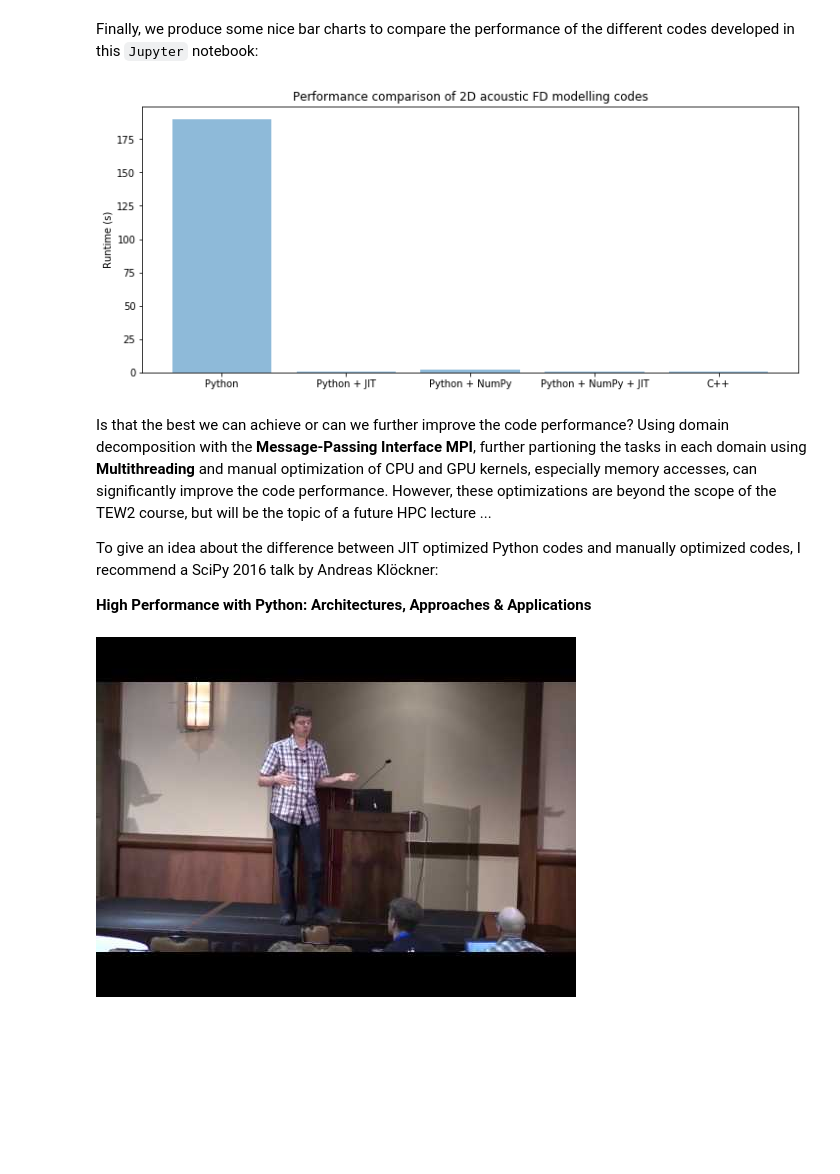
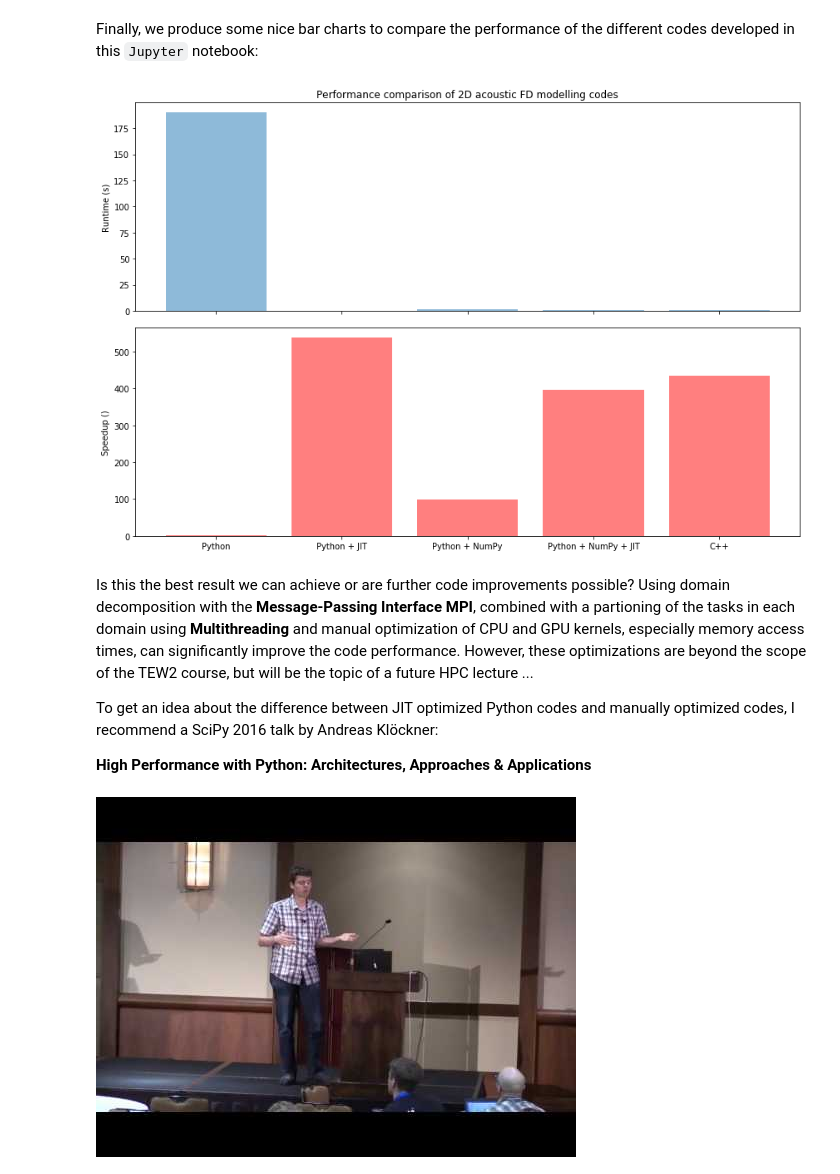
Before and after one commit to daniel-koehn/Theory-of-seismic-waves-II, a Jupyter notebook: 05_2D_acoustic_FD_modelling/2_Optimizing_fdac2d_code.ipynb, the cells around one changed output. Drawn from its saved outputs; the diff is of its cells as text; code cells hidden in the pictures; blank space fills up the shorter version.

Commit message:
Added Speedup of 2D acoustic FD codes

```diff
--- a/05_2D_acoustic_FD_modelling/2_Optimizing_fdac2d_code.ipynb
+++ b/05_2D_acoustic_FD_modelling/2_Optimizing_fdac2d_code.ipynb
@@ -245,5 +245,5 @@ Wow, suddenly you don't have to wait 3 minutes, but only 697 ms. Run the cell ab
 # %%
-t_JIT_python = 0.357  # runtime of JIT compiled Python code (s)
+t_JIT_python = 0.353  # runtime of JIT compiled Python code (s)
 # %% [markdown]
 Another approach to get rid of the nested FOR-loops is to use Numpy array operations:
 # %%
@@ -306,3 +306,3 @@ Wall time: 1.94 s
 # %%
-t_numpy_python = 1.94  # runtime of JIT compiled Python code (s)
+t_numpy_python = 1.93  # runtime of JIT compiled Python code (s)
 # %% [markdown]
@@ -361,5 +361,5 @@ Wall time: 475 ms
 # %%
-t_numpy_python_JIT = 0.475  # runtime of JIT compiled Python code (s)
+t_numpy_python_JIT = 0.479  # runtime of JIT compiled Python code (s)
 # %% [markdown]
 So JIT could also improve the performance of the code using `NumPy` array operations, but the performance of the compiled code with the nested FOR loops has a slight edge in terms of performance.
 # %% [markdown]
@@ -411,22 +411,48 @@ plt.show()
 # %% [markdown]
 Finally, we produce some nice bar charts to compare the performance of the different codes developed in this `Jupyter` notebook:
 # %%
+# define codes
 codes = ('Python', 'Python + JIT', 'Python + NumPy', 'Python + NumPy + JIT', 'C++')
 y_pos = np.arange(len(codes))
+
+# runtime
 performance = [t_vanilla_python,t_JIT_python,t_numpy_python,t_numpy_python_JIT,t_cxx]
+
+# speed-up with respect to the non-optimized code
+speedup = [t_vanilla_python/t_vanilla_python,
+           t_vanilla_python/t_JIT_python,
+           t_vanilla_python/t_numpy_python,
+           t_vanilla_python/t_numpy_python_JIT,
+           t_vanilla_python/t_cxx]
+
+# Define figure size
+rcParams['figure.figsize'] = 12, 8
+
+# Plot runtimes of 2D acoustic FD codes
+ax1 = plt.subplot(211)
 
 plt.bar(y_pos, performance, align='center', alpha=0.5)
 plt.xticks(y_pos, codes)
 plt.ylabel('Runtime (s)')
 plt.title('Performance comparison of 2D acoustic FD modelling codes')
 
+# make tick labels invisible
+plt.setp(ax1.get_xticklabels(), visible=False)
+
+# Plot speedup of 2D acoustic FD codes
+ax2 = plt.subplot(212, sharex=ax1)
+
+plt.bar(y_pos, speedup, align='center', alpha=0.5,color='r')
+plt.xticks(y_pos, codes)
+plt.ylabel('Speedup ()')
+plt.tight_layout()
 plt.show()
 # %% [output]
-[figure, old version]
+[figure, new version]
 # %% [markdown]
-Is that the best we can achieve or can we further improve the code performance? Using domain decomposition with the **Message-Passing Interface MPI**, further partioning the tasks in each domain using **Multithreading** and manual optimization of CPU and GPU kernels, especially memory accesses, can significantly improve the code performance. However, these optimizations are beyond the scope of the TEW2 course, but will be the topic of a future HPC lecture ...
+Is this the best result we can achieve or are further code improvements possible? Using domain decomposition with the **Message-Passing Interface MPI**, combined with a partioning of the tasks in each domain using **Multithreading** and manual optimization of CPU and GPU kernels, especially memory access times, can significantly improve the code performance. However, these optimizations are beyond the scope of the TEW2 course, but will be the topic of a future HPC lecture ...
 
-To give an idea about the difference between JIT optimized Python codes and manually optimized codes, I recommend a SciPy 2016 talk by Andreas Klöckner:
+To get an idea about the difference between JIT optimized Python codes and manually optimized codes, I recommend a SciPy 2016 talk by Andreas Klöckner:
 
 **High Performance with Python: Architectures, Approaches & Applications**
 # %%
```
Also changed, not shown: parts of 9 cells of this notebook, 1 other file.
